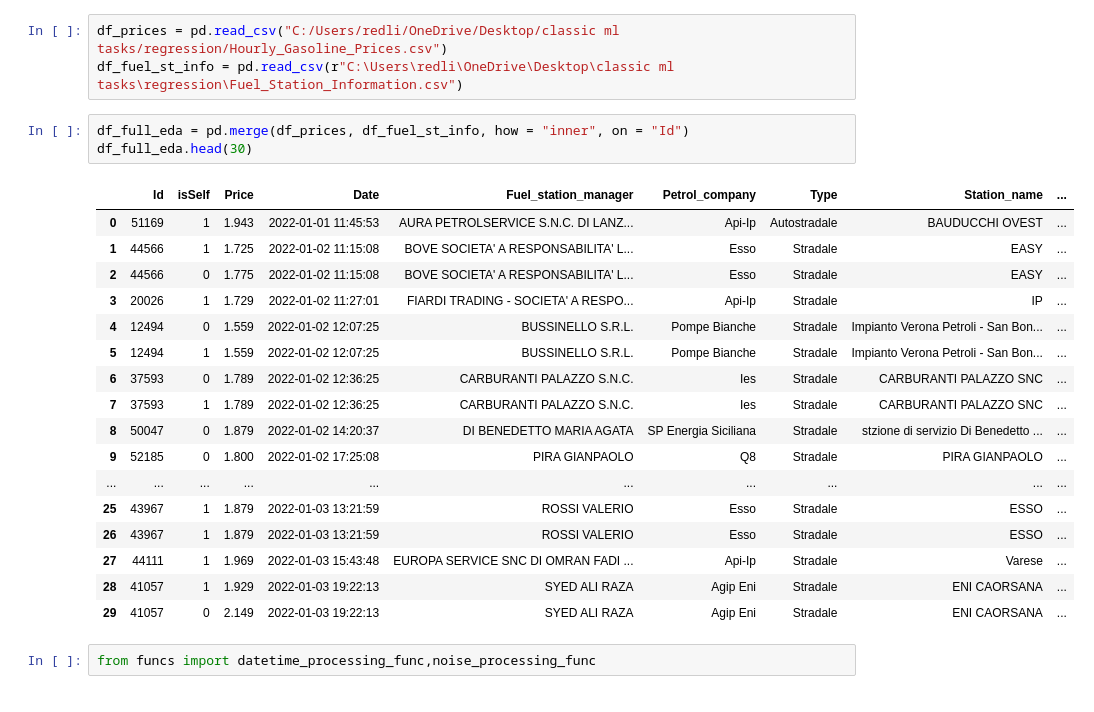
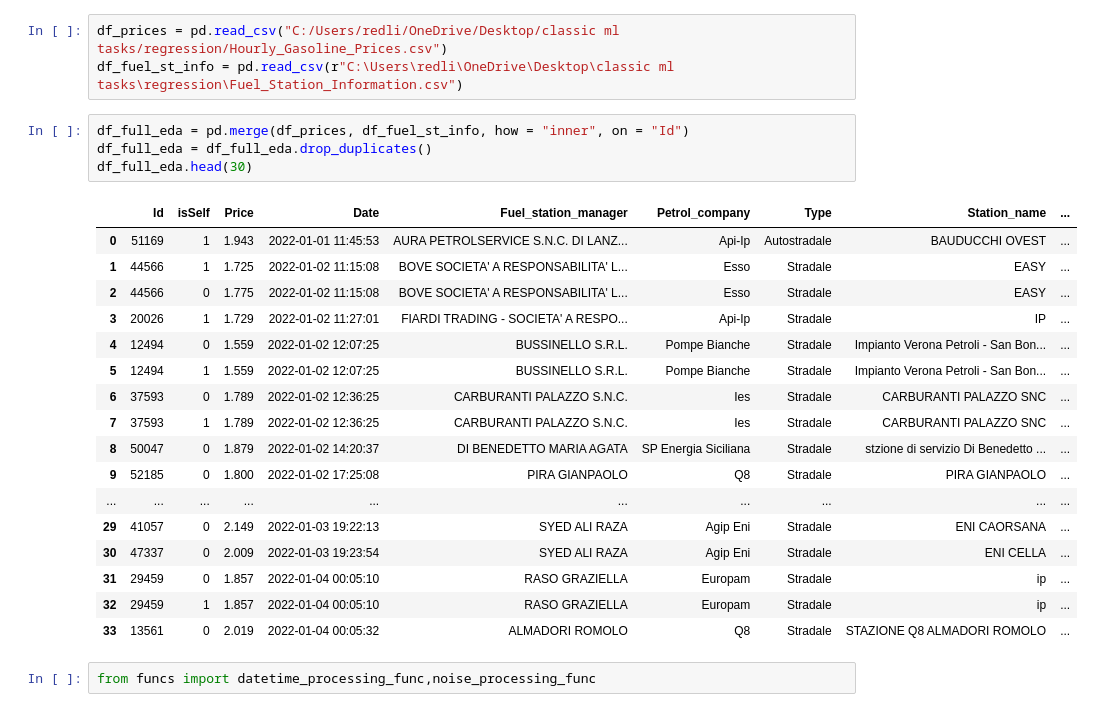
Before and after one commit to MaksaTaksa/Regression-task-Fuel-price-, a Jupyter notebook: improvments.ipynb, the cells around one changed output. Drawn from its saved outputs; the diff is of its cells as text.

```diff
--- a/improvments.ipynb
+++ b/improvments.ipynb
@@ -21,25 +21,26 @@ df_prices = pd.read_csv("C:/Users/redli/OneDrive/Desktop/classic ml tasks/regres
 df_fuel_st_info = pd.read_csv(r"C:\Users\redli\OneDrive\Desktop\classic ml tasks\regression\Fuel_Station_Information.csv")
 # %%
 df_full_eda = pd.merge(df_prices, df_fuel_st_info, how = "inner", on = "Id")
+df_full_eda = df_full_eda.drop_duplicates()
 df_full_eda.head(30)
 # %% [output]
 |  | Id | isSelf | Price | Date | Fuel_station_manager | Petrol_company | Type | Station_name | ... |
 | 0 | 51169 | 1 | 1.943 | 2022-01-01 11:45:53 | AURA PETROLSERVICE S.N.C. DI LANZ... | Api-Ip | Autostradale | BAUDUCCHI OVEST | ... |
 | 1 | 44566 | 1 | 1.725 | 2022-01-02 11:15:08 | BOVE SOCIETA' A RESPONSABILITA' L... | Esso | Stradale | EASY | ... |
 | 2 | 44566 | 0 | 1.775 | 2022-01-02 11:15:08 | BOVE SOCIETA' A RESPONSABILITA' L... | Esso | Stradale | EASY | ... |
 | 3 | 20026 | 1 | 1.729 | 2022-01-02 11:27:01 | FIARDI TRADING - SOCIETA' A RESPO... | Api-Ip | Stradale | IP | ... |
 | 4 | 12494 | 0 | 1.559 | 2022-01-02 12:07:25 | BUSSINELLO S.R.L. | Pompe Bianche | Stradale | Impianto Verona Petroli - San Bon... | ... |
 | 5 | 12494 | 1 | 1.559 | 2022-01-02 12:07:25 | BUSSINELLO S.R.L. | Pompe Bianche | Stradale | Impianto Verona Petroli - San Bon... | ... |
 | 6 | 37593 | 0 | 1.789 | 2022-01-02 12:36:25 | CARBURANTI PALAZZO S.N.C. | Ies | Stradale | CARBURANTI PALAZZO SNC | ... |
 | 7 | 37593 | 1 | 1.789 | 2022-01-02 12:36:25 | CARBURANTI PALAZZO S.N.C. | Ies | Stradale | CARBURANTI PALAZZO SNC | ... |
 | 8 | 50047 | 0 | 1.879 | 2022-01-02 14:20:37 | DI BENEDETTO MARIA AGATA | SP Energia Siciliana | Stradale | stzione di servizio Di Benedetto ... | ... |
 | 9 | 52185 | 0 | 1.800 | 2022-01-02 17:25:08 | PIRA GIANPAOLO | Q8 | Stradale | PIRA GIANPAOLO | ... |
 | ... | ... | ... | ... | ... | ... | ... | ... | ... | ... |
-| 25 | 43967 | 1 | 1.879 | 2022-01-03 13:21:59 | ROSSI VALERIO | Esso | Stradale | ESSO | ... |
-| 26 | 43967 | 1 | 1.879 | 2022-01-03 13:21:59 | ROSSI VALERIO | Esso | Stradale | ESSO | ... |
-| 27 | 44111 | 1 | 1.969 | 2022-01-03 15:43:48 | EUROPA SERVICE SNC DI OMRAN FADI ... | Api-Ip | Stradale | Varese | ... |
-| 28 | 41057 | 1 | 1.929 | 2022-01-03 19:22:13 | SYED ALI RAZA | Agip Eni | Stradale | ENI CAORSANA | ... |
 | 29 | 41057 | 0 | 2.149 | 2022-01-03 19:22:13 | SYED ALI RAZA | Agip Eni | Stradale | ENI CAORSANA | ... |
+| 30 | 47337 | 0 | 2.009 | 2022-01-03 19:23:54 | SYED ALI RAZA | Agip Eni | Stradale | ENI CELLA | ... |
+| 31 | 29459 | 0 | 1.857 | 2022-01-04 00:05:10 | RASO GRAZIELLA | Europam | Stradale | ip | ... |
+| 32 | 29459 | 1 | 1.857 | 2022-01-04 00:05:10 | RASO GRAZIELLA | Europam | Stradale | ip | ... |
+| 33 | 13561 | 0 | 2.019 | 2022-01-04 00:05:32 | ALMADORI ROMOLO | Q8 | Stradale | STAZIONE Q8 ALMADORI ROMOLO | ... |
 # %%
 from funcs import datetime_processing_func,noise_processing_func
 # %%
```
Also changed, not shown: parts of 9 cells of this notebook, 2 other files.
